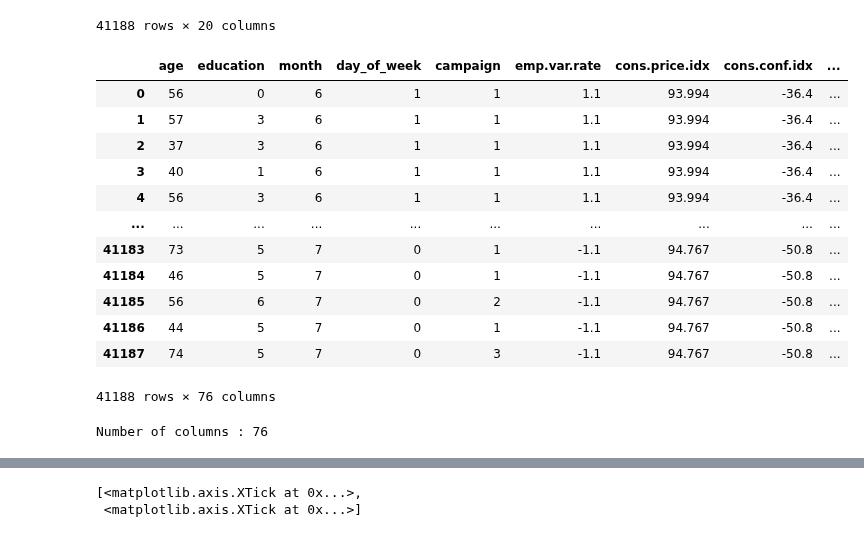
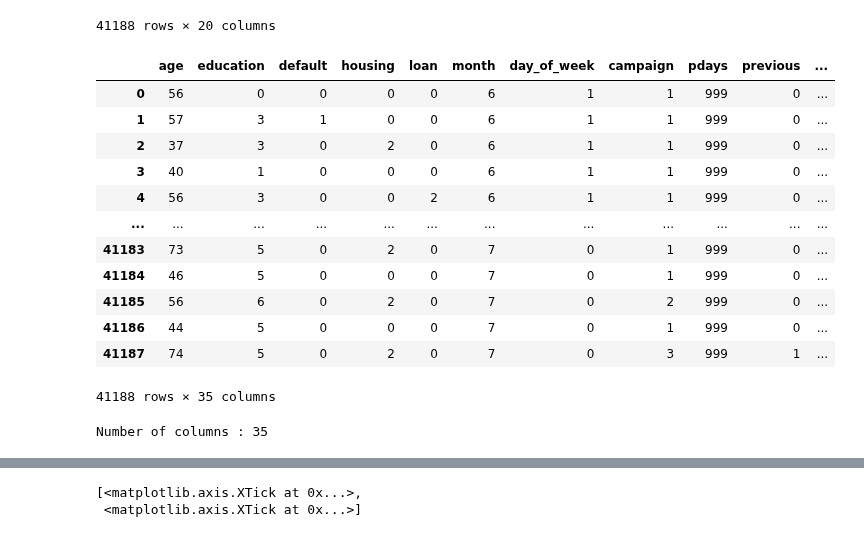
Before and after one commit to ThakdanaiSaelee/Lab_CE888, a Jupyter notebook: lab3 - End-to-End/bank_classification.ipynb, the cells around one changed output, grey strips where cells are left out. Cells and saved outputs as stored; diff of their text form; code cells hidden in the pictures.

```diff
--- a/lab3 - End-to-End/bank_classification.ipynb
+++ b/lab3 - End-to-End/bank_classification.ipynb
@@ -174,24 +179,24 @@ df
 41188 rows × 20 columns
 # %%
 # split catagory data to column
-cat_data = ['job','marital', 'default', 'housing', 'loan', 'contact', 'poutcome','pdays','previous']
+cat_data = ['job','marital','contact']
 data = pd.get_dummies(df, columns= cat_data)
 data
 # %% [output]
-|  | age | education | month | day_of_week | campaign | emp.var.rate | cons.price.idx | cons.conf.idx | ... |
-| 0 | 56 | 0 | 6 | 1 | 1 | 1.1 | 93.994 | -36.4 | ... |
-| 1 | 57 | 3 | 6 | 1 | 1 | 1.1 | 93.994 | -36.4 | ... |
-| 2 | 37 | 3 | 6 | 1 | 1 | 1.1 | 93.994 | -36.4 | ... |
-| 3 | 40 | 1 | 6 | 1 | 1 | 1.1 | 93.994 | -36.4 | ... |
-| 4 | 56 | 3 | 6 | 1 | 1 | 1.1 | 93.994 | -36.4 | ... |
-| ... | ... | ... | ... | ... | ... | ... | ... | ... | ... |
-| 41183 | 73 | 5 | 7 | 0 | 1 | -1.1 | 94.767 | -50.8 | ... |
-| 41184 | 46 | 5 | 7 | 0 | 1 | -1.1 | 94.767 | -50.8 | ... |
-| 41185 | 56 | 6 | 7 | 0 | 2 | -1.1 | 94.767 | -50.8 | ... |
-| 41186 | 44 | 5 | 7 | 0 | 1 | -1.1 | 94.767 | -50.8 | ... |
-| 41187 | 74 | 5 | 7 | 0 | 3 | -1.1 | 94.767 | -50.8 | ... |
+|  | age | education | default | housing | loan | month | day_of_week | campaign | pdays | previous | ... |
+| 0 | 56 | 0 | 0 | 0 | 0 | 6 | 1 | 1 | 999 | 0 | ... |
+| 1 | 57 | 3 | 1 | 0 | 0 | 6 | 1 | 1 | 999 | 0 | ... |
+| 2 | 37 | 3 | 0 | 2 | 0 | 6 | 1 | 1 | 999 | 0 | ... |
+| 3 | 40 | 1 | 0 | 0 | 0 | 6 | 1 | 1 | 999 | 0 | ... |
+| 4 | 56 | 3 | 0 | 0 | 2 | 6 | 1 | 1 | 999 | 0 | ... |
+| ... | ... | ... | ... | ... | ... | ... | ... | ... | ... | ... | ... |
+| 41183 | 73 | 5 | 0 | 2 | 0 | 7 | 0 | 1 | 999 | 0 | ... |
+| 41184 | 46 | 5 | 0 | 0 | 0 | 7 | 0 | 1 | 999 | 0 | ... |
+| 41185 | 56 | 6 | 0 | 2 | 0 | 7 | 0 | 2 | 999 | 0 | ... |
+| 41186 | 44 | 5 | 0 | 0 | 0 | 7 | 0 | 1 | 999 | 0 | ... |
+| 41187 | 74 | 5 | 0 | 2 | 0 | 7 | 0 | 3 | 999 | 1 | ... |
-41188 rows × 76 columns
+41188 rows × 35 columns
 # %%
 print('Number of columns :', len(data.columns))
 # %% [output]
-Number of columns : 76
+Number of columns : 35
```
Also changed, not shown: parts of 12 cells of this notebook.
